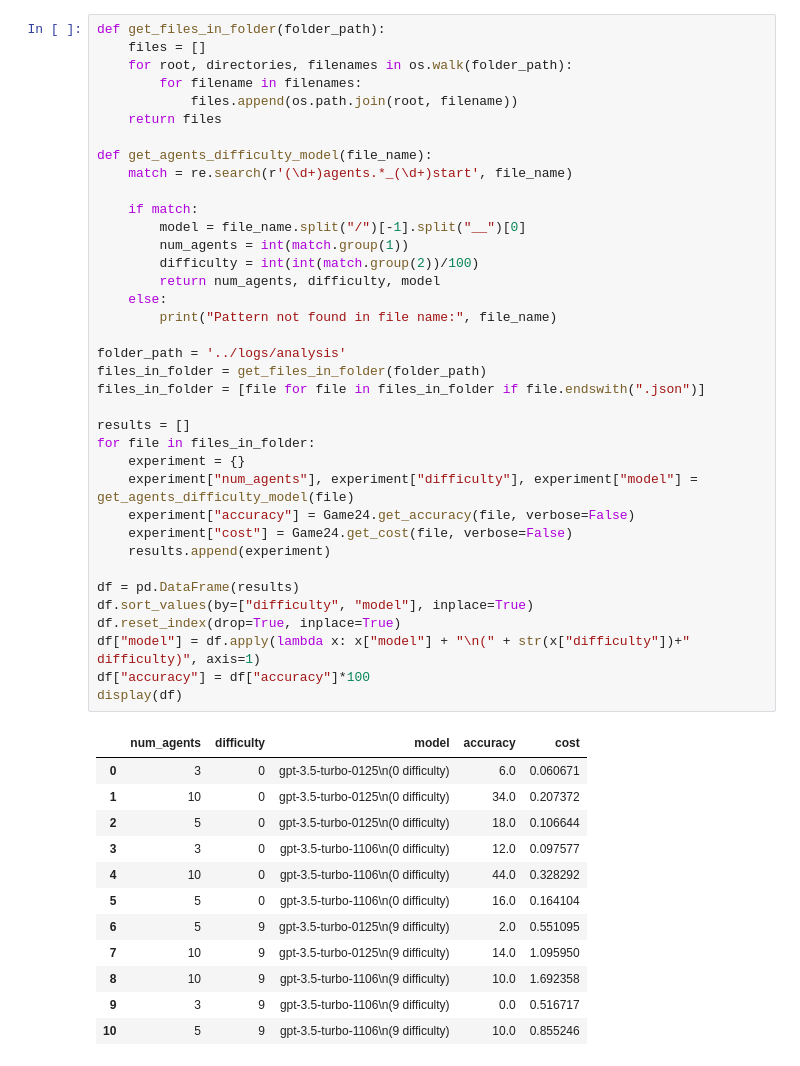
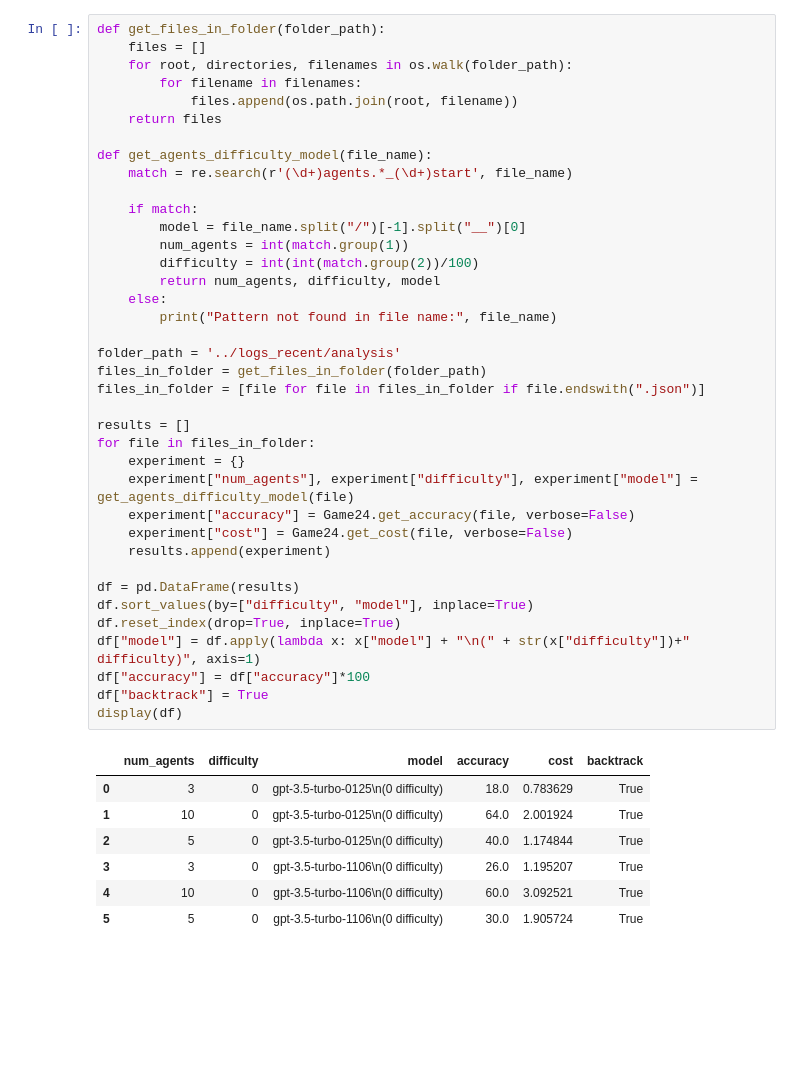
Before and after one commit to au-clan/FoA, a Jupyter notebook: notebooks/analysis.ipynb, the cells around one changed output. Cells and saved outputs as stored; diff of their text form; blank space fills up the shorter version.

```diff
--- a/notebooks/analysis.ipynb
+++ b/notebooks/analysis.ipynb
@@ -16,45 +38,41 @@ def get_files_in_folder(folder_path):
 
 def get_agents_difficulty_model(file_name):
     match = re.search(r'(\d+)agents.*_(\d+)start', file_name)
 
     if match:
         model = file_name.split("/")[-1].split("__")[0]
         num_agents = int(match.group(1))
         difficulty = int(int(match.group(2))/100)
         return num_agents, difficulty, model
     else:
         print("Pattern not found in file name:", file_name)
 
-folder_path = '../logs/analysis'
+folder_path = '../logs_recent/analysis'
 files_in_folder = get_files_in_folder(folder_path)
 files_in_folder = [file for file in files_in_folder if file.endswith(".json")]
 
 results = []
 for file in files_in_folder:
     experiment = {}
     experiment["num_agents"], experiment["difficulty"], experiment["model"] = get_agents_difficulty_model(file)
     experiment["accuracy"] = Game24.get_accuracy(file, verbose=False)
     experiment["cost"] = Game24.get_cost(file, verbose=False)
     results.append(experiment)
 
 df = pd.DataFrame(results)
 df.sort_values(by=["difficulty", "model"], inplace=True)
 df.reset_index(drop=True, inplace=True)
 df["model"] = df.apply(lambda x: x["model"] + "\n(" + str(x["difficulty"])+" difficulty)", axis=1)
 df["accuracy"] = df["accuracy"]*100
+df["backtrack"] = True
 display(df)
 # %% [output]
-|  | num_agents | difficulty | model | accuracy | cost |
-| 0 | 3 | 0 | gpt-3.5-turbo-0125\n(0 difficulty) | 6.0 | 0.060671 |
-| 1 | 10 | 0 | gpt-3.5-turbo-0125\n(0 difficulty) | 34.0 | 0.207372 |
-| 2 | 5 | 0 | gpt-3.5-turbo-0125\n(0 difficulty) | 18.0 | 0.106644 |
-| 3 | 3 | 0 | gpt-3.5-turbo-1106\n(0 difficulty) | 12.0 | 0.097577 |
-| 4 | 10 | 0 | gpt-3.5-turbo-1106\n(0 difficulty) | 44.0 | 0.328292 |
-| 5 | 5 | 0 | gpt-3.5-turbo-1106\n(0 difficulty) | 16.0 | 0.164104 |
-| 6 | 5 | 9 | gpt-3.5-turbo-0125\n(9 difficulty) | 2.0 | 0.551095 |
-| 7 | 10 | 9 | gpt-3.5-turbo-0125\n(9 difficulty) | 14.0 | 1.095950 |
-| 8 | 10 | 9 | gpt-3.5-turbo-1106\n(9 difficulty) | 10.0 | 1.692358 |
-| 9 | 3 | 9 | gpt-3.5-turbo-1106\n(9 difficulty) | 0.0 | 0.516717 |
-| 10 | 5 | 9 | gpt-3.5-turbo-1106\n(9 difficulty) | 10.0 | 0.855246 |
+|  | num_agents | difficulty | model | accuracy | cost | backtrack |
+| 0 | 3 | 0 | gpt-3.5-turbo-0125\n(0 difficulty) | 18.0 | 0.783629 | True |
+| 1 | 10 | 0 | gpt-3.5-turbo-0125\n(0 difficulty) | 64.0 | 2.001924 | True |
+| 2 | 5 | 0 | gpt-3.5-turbo-0125\n(0 difficulty) | 40.0 | 1.174844 | True |
+| 3 | 3 | 0 | gpt-3.5-turbo-1106\n(0 difficulty) | 26.0 | 1.195207 | True |
+| 4 | 10 | 0 | gpt-3.5-turbo-1106\n(0 difficulty) | 60.0 | 3.092521 | True |
+| 5 | 5 | 0 | gpt-3.5-turbo-1106\n(0 difficulty) | 30.0 | 1.905724 | True |
 # %%
 n_agents = [3, 5, 10]
```
Also changed, not shown: parts of 3 cells of this notebook, 14 other files.
